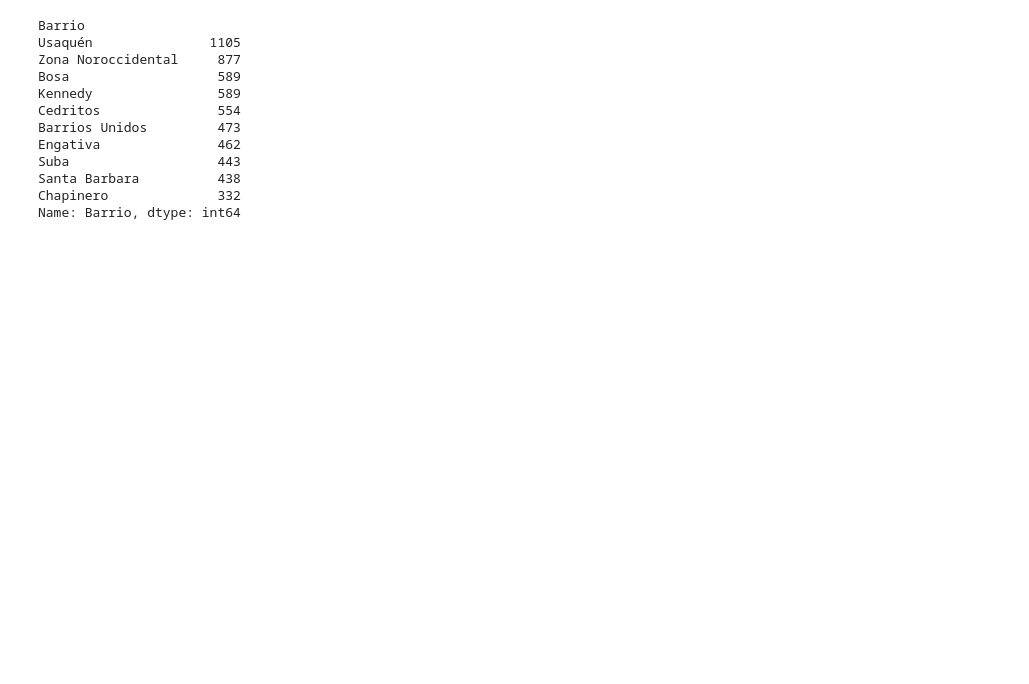
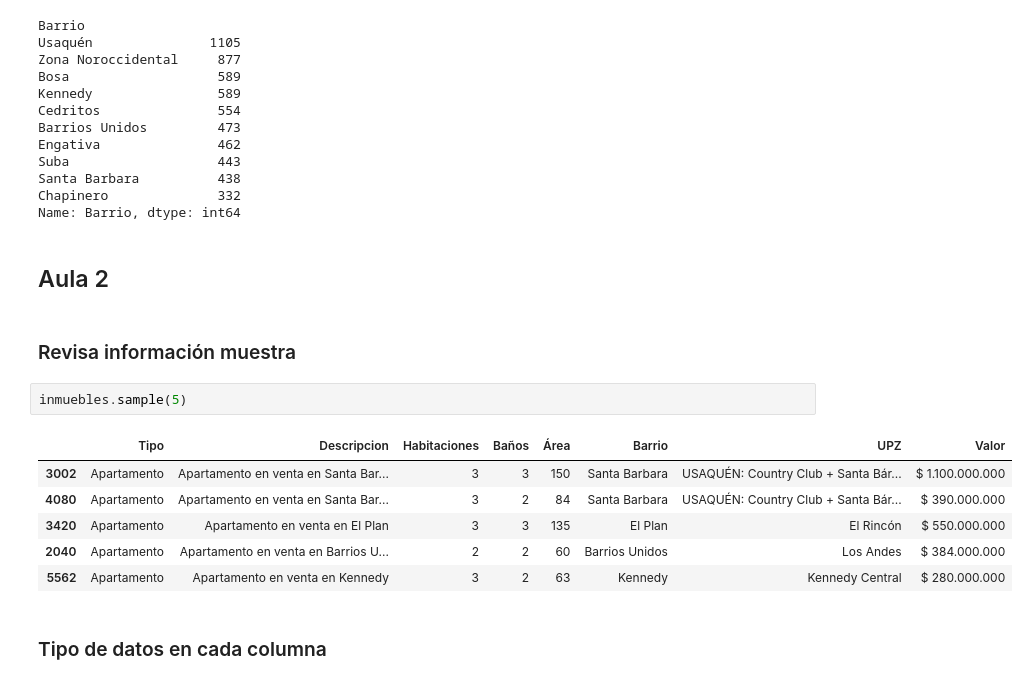
Before and after one commit to doguedogue/pythonic-colab, a Jupyter notebook: rva_tests.ipynb, the cells around one changed output. Cells and saved outputs as stored; diff of their text form; blank space fills up the shorter version.

```diff
--- a/rva_tests.ipynb
+++ b/rva_tests.ipynb
@@ -299,3 +301,18 @@ Suba                   443
 Santa Barbara          438
 Chapinero              332
 Name: Barrio, dtype: int64
+# %% [markdown]
+## Aula 2
+# %% [markdown]
+### Revisa información muestra
+# %%
+inmuebles.sample(5)
+# %% [output]
+|  | Tipo | Descripcion | Habitaciones | Baños | Área | Barrio | UPZ | Valor |
+| 3002 | Apartamento | Apartamento en venta en Santa Bar... | 3 | 3 | 150 | Santa Barbara | USAQUÉN: Country Club + Santa Bár... | $ 1.100.000.000 |
+| 4080 | Apartamento | Apartamento en venta en Santa Bar... | 3 | 2 | 84 | Santa Barbara | USAQUÉN: Country Club + Santa Bár... | $ 390.000.000 |
+| 3420 | Apartamento | Apartamento en venta en El Plan | 3 | 3 | 135 | El Plan | El Rincón | $ 550.000.000 |
+| 2040 | Apartamento | Apartamento en venta en Barrios U... | 2 | 2 | 60 | Barrios Unidos | Los Andes | $ 384.000.000 |
+| 5562 | Apartamento | Apartamento en venta en Kennedy | 3 | 2 | 63 | Kennedy | Kennedy Central | $ 280.000.000 |
+# %% [markdown]
+### Tipo de datos en cada columna
```
Also changed, not shown: parts of 25 cells of this notebook.
